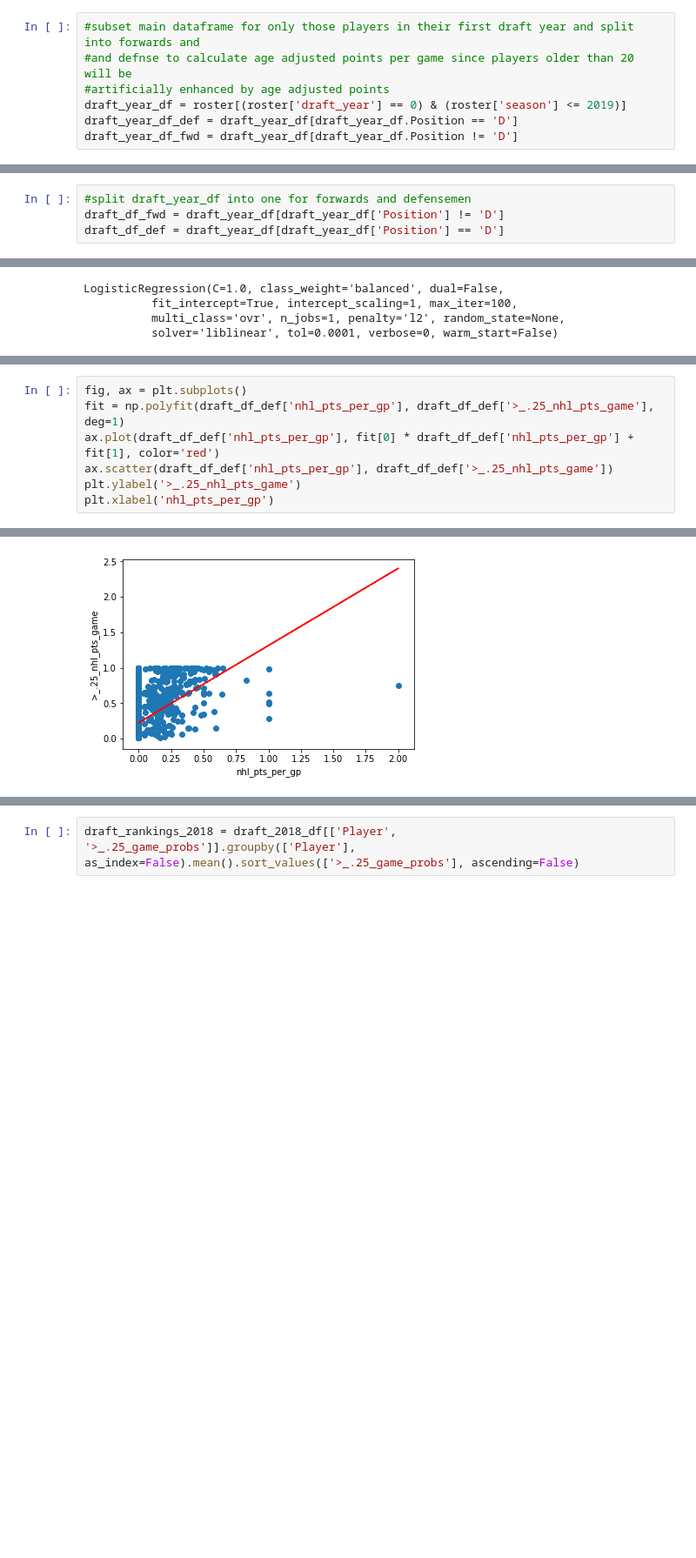
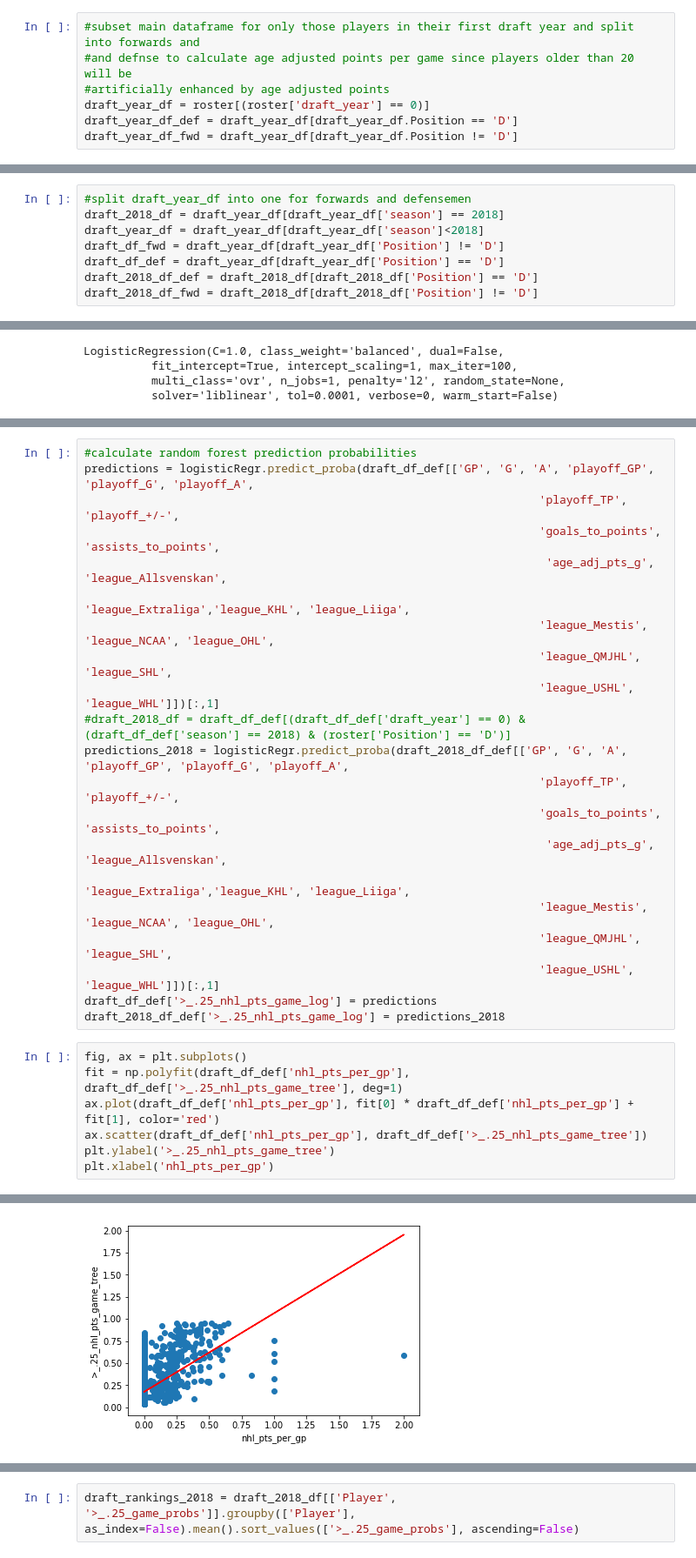
Before and after one commit to Schmoegurt/prospectmodel, a Jupyter notebook: Prospect Model.ipynb, the cells around one changed output, grey strips where cells are left out. Shown: that part at 87% size. Cells and saved outputs as stored; diff of their text form; blank space fills up the shorter version.

Commit message:
Added individual models probabilities

```diff
--- a/Prospect Model.ipynb
+++ b/Prospect Model.ipynb
@@ -166,7 +162,7 @@ fwd_model_coef = round(fwd_adj_model.coef_[0], 3)
 #subset main dataframe for only those players in their first draft year and split into forwards and
 #and defnse to calculate age adjusted points per game since players older than 20 will be
 #artificially enhanced by age adjusted points
-draft_year_df = roster[(roster['draft_year'] == 0) & (roster['season'] <= 2019)]
+draft_year_df = roster[(roster['draft_year'] == 0)]
 draft_year_df_def = draft_year_df[draft_year_df.Position == 'D']
 draft_year_df_fwd = draft_year_df[draft_year_df.Position != 'D']
 # %%
@@ -202,5 +198,9 @@ draft_year_df.head()
 | 18567 | 28 | Johan Magnusson | 17.39 | D | 1985-04-24 | Tranås AIF | 6.17 | 220 | L | 956 | ... |
 # %%
 #split draft_year_df into one for forwards and defensemen
+draft_2018_df = draft_year_df[draft_year_df['season'] == 2018]
+draft_year_df = draft_year_df[draft_year_df['season']<2018]
 draft_df_fwd = draft_year_df[draft_year_df['Position'] != 'D']
 draft_df_def = draft_year_df[draft_year_df['Position'] == 'D']
+draft_2018_df_def = draft_2018_df[draft_2018_df['Position'] == 'D']
+draft_2018_df_fwd = draft_2018_df[draft_2018_df['Position'] != 'D']
@@ -429,10 +484,31 @@ draft_2018_df['>_.25_nhl_pts_game_tree'] = predictions_2018
+# %%
+#calculate random forest prediction probabilities
+predictions = logisticRegr.predict_proba(draft_df_def[['GP', 'G', 'A', 'playoff_GP', 'playoff_G', 'playoff_A',
+                                                                   'playoff_TP', 'playoff_+/-',
+                                                                   'goals_to_points', 'assists_to_points',
+                                                                    'age_adj_pts_g', 'league_Allsvenskan',
+                                                                   'league_Extraliga','league_KHL', 'league_Liiga',
+                                                                   'league_Mestis', 'league_NCAA', 'league_OHL',
+                                                                   'league_QMJHL', 'league_SHL',
+                                                                   'league_USHL', 'league_WHL']])[:,1]
+#draft_2018_df = draft_df_def[(draft_df_def['draft_year'] == 0) & (draft_df_def['season'] == 2018) & (roster['Position'] == 'D')]
+predictions_2018 = logisticRegr.predict_proba(draft_2018_df_def[['GP', 'G', 'A', 'playoff_GP', 'playoff_G', 'playoff_A',
+                                                                   'playoff_TP', 'playoff_+/-',
+                                                                   'goals_to_points', 'assists_to_points',
+                                                                    'age_adj_pts_g', 'league_Allsvenskan',
+                                                                   'league_Extraliga','league_KHL', 'league_Liiga',
+                                                                   'league_Mestis', 'league_NCAA', 'league_OHL',
+                                                                   'league_QMJHL', 'league_SHL',
+                                                                   'league_USHL', 'league_WHL']])[:,1]
+draft_df_def['>_.25_nhl_pts_game_log'] = predictions
+draft_2018_df_def['>_.25_nhl_pts_game_log'] = predictions_2018
 # %%
 fig, ax = plt.subplots()
-fit = np.polyfit(draft_df_def['nhl_pts_per_gp'], draft_df_def['>_.25_nhl_pts_game'], deg=1)
+fit = np.polyfit(draft_df_def['nhl_pts_per_gp'], draft_df_def['>_.25_nhl_pts_game_tree'], deg=1)
 ax.plot(draft_df_def['nhl_pts_per_gp'], fit[0] * draft_df_def['nhl_pts_per_gp'] + fit[1], color='red')
-ax.scatter(draft_df_def['nhl_pts_per_gp'], draft_df_def['>_.25_nhl_pts_game'])
-plt.ylabel('>_.25_nhl_pts_game')
+ax.scatter(draft_df_def['nhl_pts_per_gp'], draft_df_def['>_.25_nhl_pts_game_tree'])
+plt.ylabel('>_.25_nhl_pts_game_tree')
 plt.xlabel('nhl_pts_per_gp')
 # %% [output]
 Text(0.5,0,'nhl_pts_per_gp')
-[figure, old version]
+[figure, new version]
```
Also changed, not shown: parts of 28 cells of this notebook.
